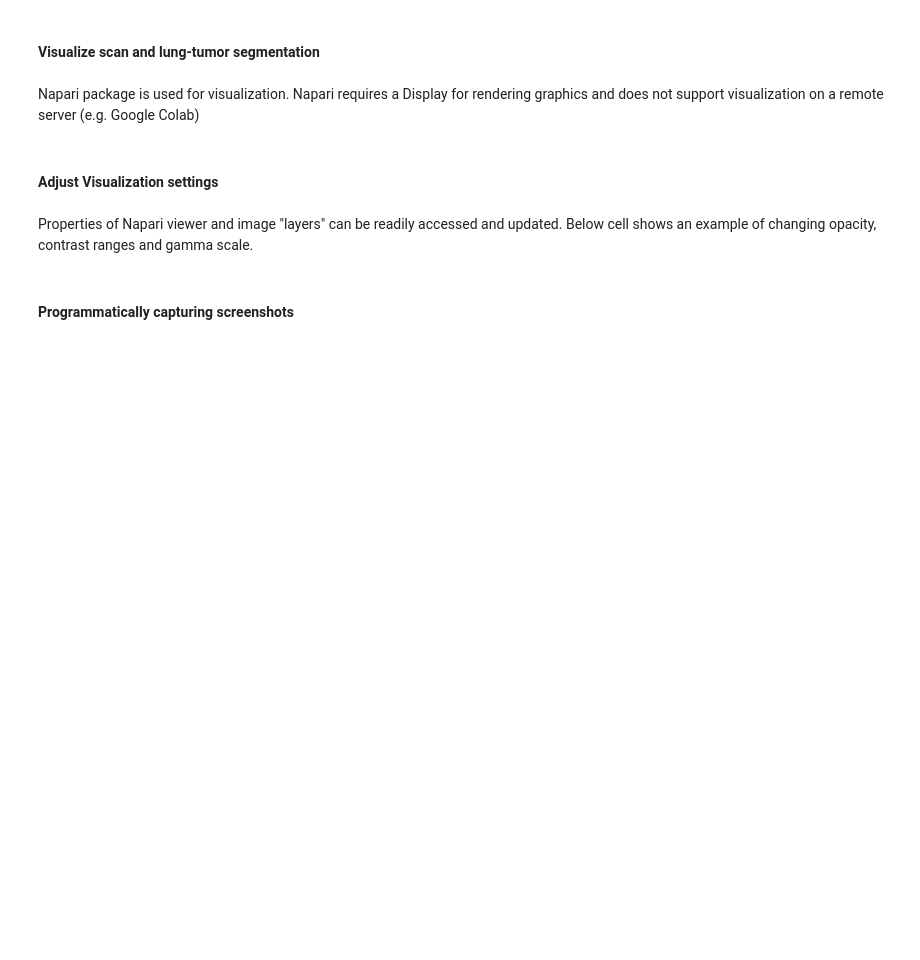
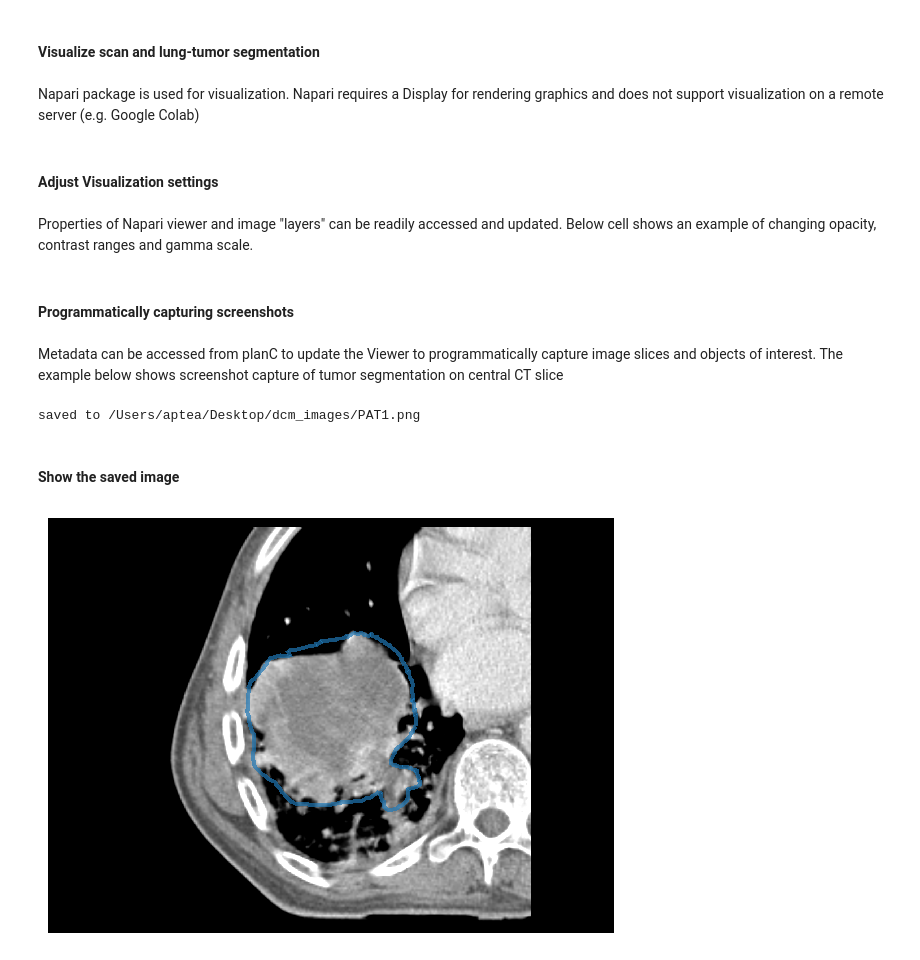
Before and after one commit to cerr/pyCERR-Notebooks, a Jupyter notebook: load_visualize_scan_seg_ex1.ipynb, the cells around one changed output. Drawn from its saved outputs; the diff is of its cells as text; code cells hidden in the pictures; blank space fills up the shorter version.

Commit message:
Plotted the exported figure

```diff
--- a/load_visualize_scan_seg_ex1.ipynb
+++ b/load_visualize_scan_seg_ex1.ipynb
@@ -47,10 +47,32 @@ scan_layer[0].gamma = 0.8
 # %% [markdown]
 #### Programmatically capturing screenshots
+# %% [markdown]
+Metadata can be accessed from planC to update the Viewer to programmatically capture image slices and objects of interest. The example below shows screenshot capture of tumor segmentation on central CT slice
 # %%
-from skimage.io import imsave
+from skimage.io import imsave, imshow
 import os
-xV, yV, zV = planC.scan[0].getScanXYZVals()
-viewer.dims.set_point(2, zV[20])
+import cerr.contour.rasterseg as rs
+import numpy as np
+save_dir = '/Users/aptea/Desktop/dcm_images'
+# Get index of central axial slice
+scanNum = 0 # index of scan in planC.scan
+strNum = 0 # index of structure in planC.structure
+mask3M = rs.getStrMask(strNum, planC)
+rV, cV, sV = np.where(mask3M)
+midSliceInd = int(np.round(sV.mean()))
+# update viewer to display the central slice and capture screenshot
+xV, yV, zV = planC.scan[scanNum].getScanXYZVals()
+viewer.dims.set_point(2, zV[midSliceInd])
 screenshot = viewer.screenshot()
-save_dir = '/Users/aptea/Desktop/dcm_images'
-imsave(os.path.join(save_dir,pat_names[0] + '.png'), screenshot)
+capture_fname = os.path.join(save_dir,pat_names[0] + '.png')
+imsave(capture_fname, screenshot)
+print('saved to '+ capture_fname)
+# %% [output]
+saved to /Users/aptea/Desktop/dcm_images/PAT1.png
+# %% [markdown]
+#### Show the saved image
+# %%
+im = imshow(capture_fname)
+im.axes.set_axis_off()
+# %% [output]
+[figure, added]
```
Also changed, not shown: parts of 2 cells of this notebook.
